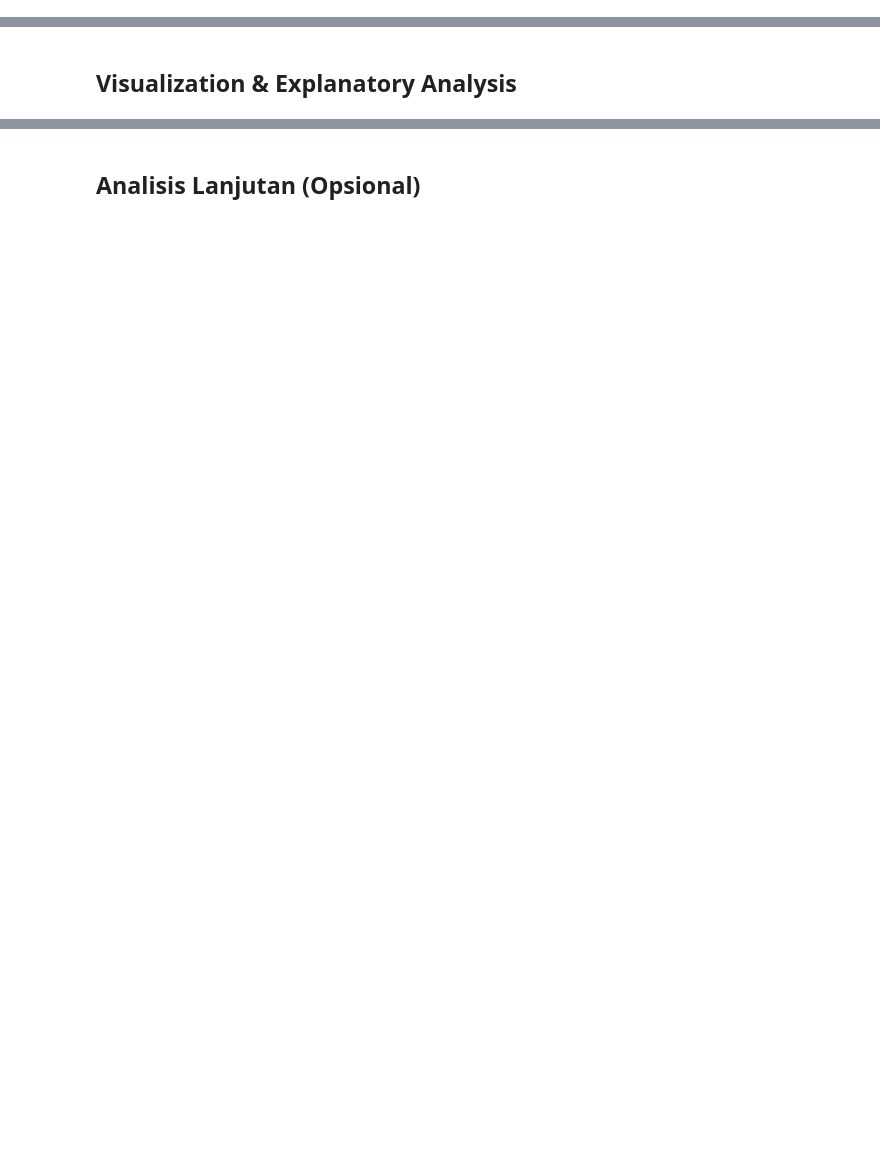
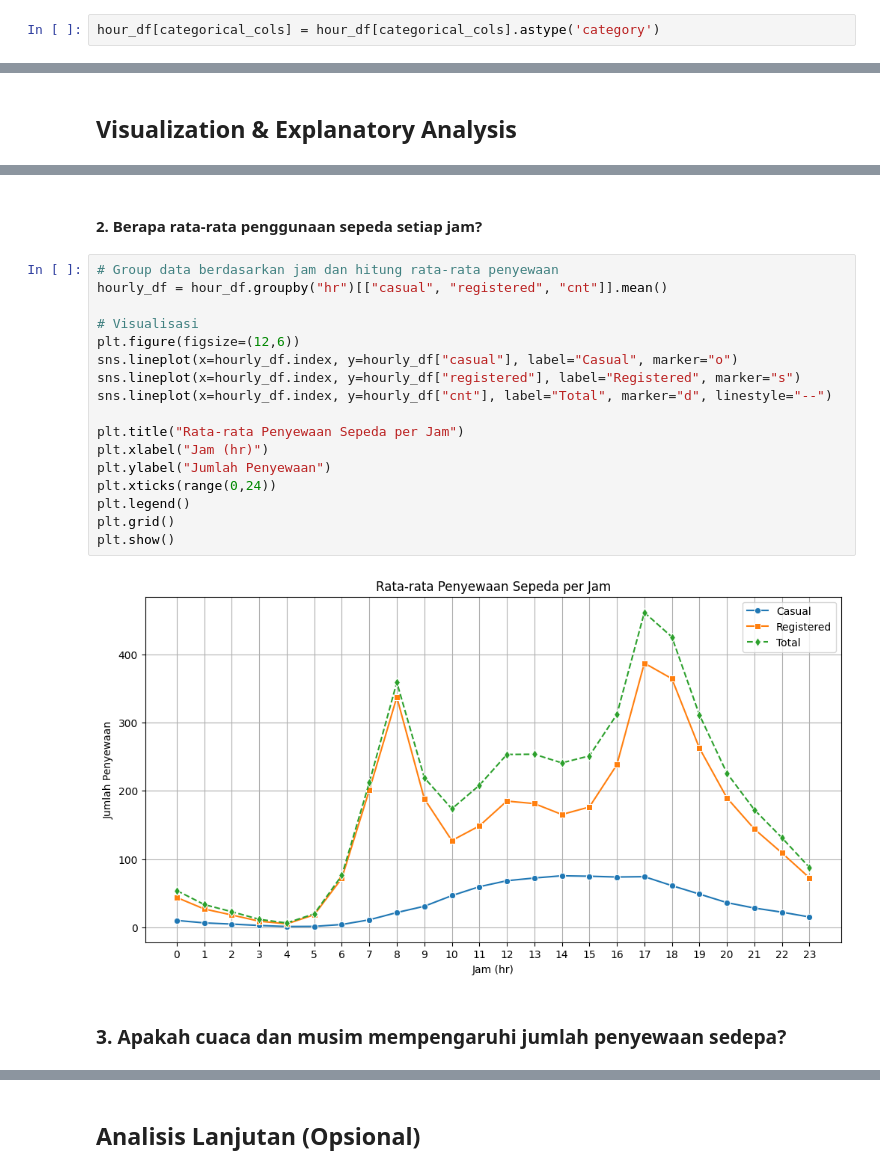
Before and after one commit to irsdr/Proyek-Analisis-Data, a Jupyter notebook: notebook.ipynb, the cells around one changed output, grey strips where cells are left out. Drawn from its saved outputs; the diff is of its cells as text; blank space fills up the shorter version.

```diff
--- a/notebook.ipynb
+++ b/notebook.ipynb
@@ -312,6 +316,8 @@ memory usage: 2.3+ MB
 datetime_columns = ["dteday"]
 for column in datetime_columns:
     hour_df[column] = pd.to_datetime(hour_df[column])
+# %%
+hour_df[categorical_cols] = hour_df[categorical_cols].astype('category')
 # %%
 hour_df.info()
 # %% [output]
@@ -545,0 +677,23 @@ plt.show()
+# %% [markdown]
+#### 2. Berapa rata-rata penggunaan sepeda setiap jam?
+# %%
+# Group data berdasarkan jam dan hitung rata-rata penyewaan
+hourly_df = hour_df.groupby("hr")[["casual", "registered", "cnt"]].mean()
+
+# Visualisasi
+plt.figure(figsize=(12,6))
+sns.lineplot(x=hourly_df.index, y=hourly_df["casual"], label="Casual", marker="o")
+sns.lineplot(x=hourly_df.index, y=hourly_df["registered"], label="Registered", marker="s")
+sns.lineplot(x=hourly_df.index, y=hourly_df["cnt"], label="Total", marker="d", linestyle="--")
+
+plt.title("Rata-rata Penyewaan Sepeda per Jam")
+plt.xlabel("Jam (hr)")
+plt.ylabel("Jumlah Penyewaan")
+plt.xticks(range(0,24))
+plt.legend()
+plt.grid()
+plt.show()
+# %% [output]
+[figure, added]
+# %% [markdown]
+### 3. Apakah cuaca dan musim mempengaruhi jumlah penyewaan sedepa?
```
Also changed, not shown: parts of 64 cells of this notebook.
